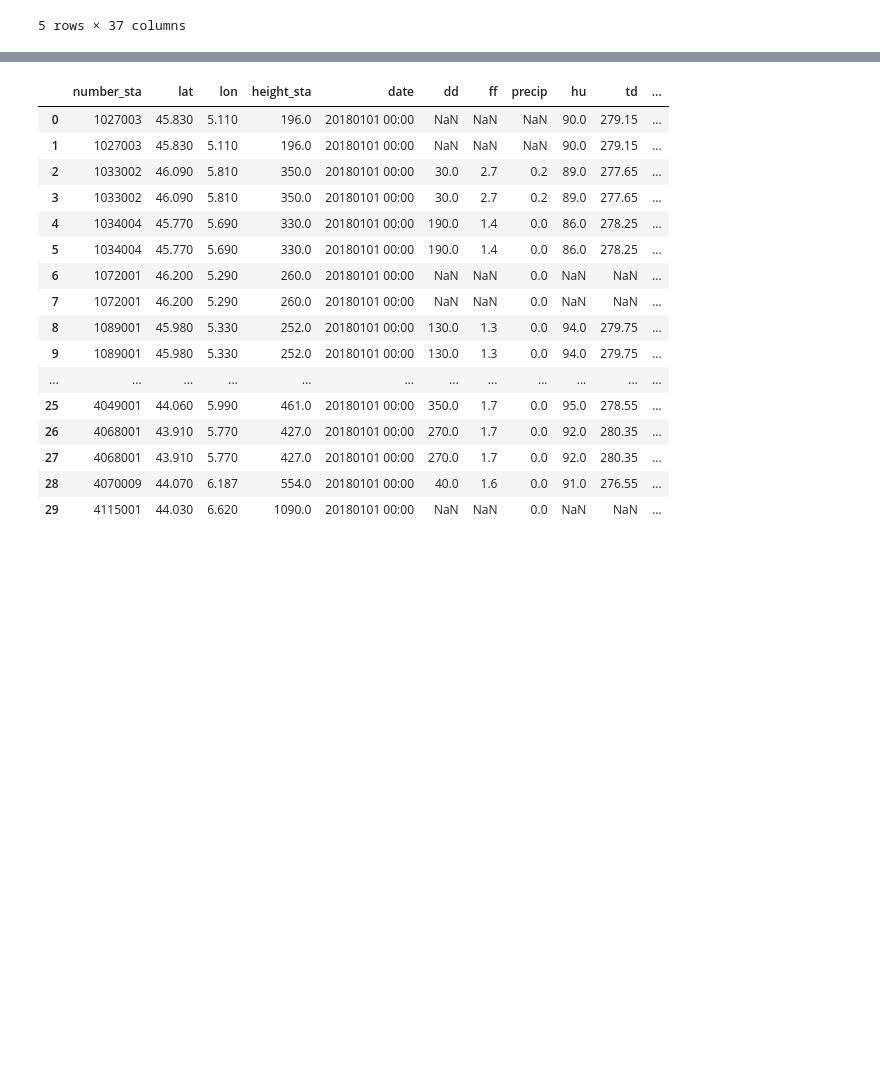
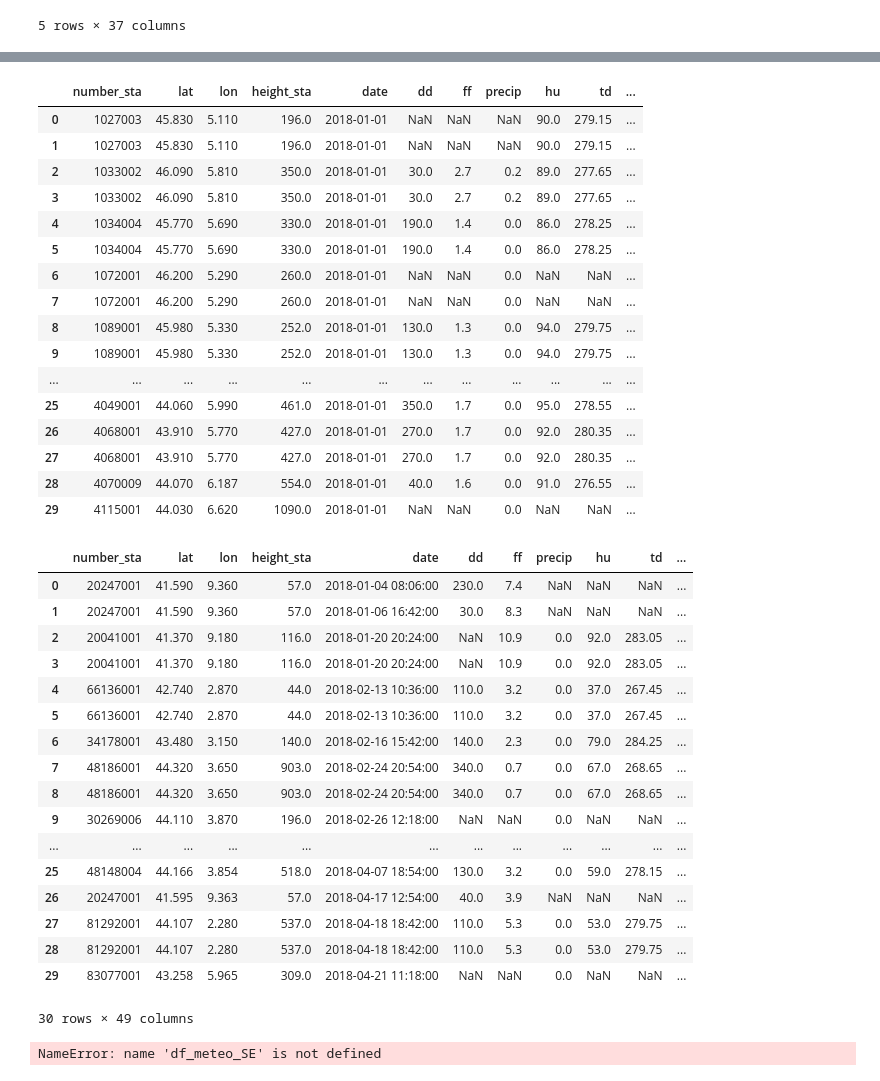
Before and after one commit to felixdechamps/ensae-prog2A, a Jupyter notebook: notebookincendies.ipynb, the cells around one changed output, grey strips where cells are left out. Cells and saved outputs as stored; diff of their text form; code cells hidden in the pictures; blank space fills up the shorter version.

Commit message:
"modif association station-commune (non finalisée)"

```diff
--- a/notebookincendies.ipynb
+++ b/notebookincendies.ipynb
@@ -75,6 +75,6 @@ See the caveats in the documentation: https://pandas.pydata.org/pandas-docs/stab
 # %%
-df_stations_SE = df_stations_SE.rename(columns = {'commune' :'code_commune_INSEE' })
-df_incendies = df_incendies.rename(columns = {'Code INSEE' : 'code_commune_INSEE' })
+#df_stations_SE = df_stations_SE.rename(columns = {'commune' :'code_commune_INSEE' })
+#df_incendies = df_incendies.rename(columns = {'Code INSEE' : 'code_commune_INSEE' })
 # %% [output]
 |  | number_sta | lat | lon | code_commune_INSEE | distance station-commune (km) |
 | 0 | 1027003 | 45.83 | 5.11 | 1027 | 0.211264 |
@@ -89,3 +89,22 @@ df_incendies = df_incendies.rename(columns = {'Code INSEE' : 'code_commune_INSEE
 | 3 | 2016 | 7 | 43 | 43170 | Saint-Beauzire | 2016-03-14 18:23:00 | ... |
 | 4 | 2016 | 8 | 12 | 12219 | Sainte-Eulalie-d'Olt | 2016-03-14 15:10:00 | ... |
 5 rows × 37 columns
+# %%
+df_incendies_18 = pd.read_csv(r"C:\Users\felix\Desktop\ensae-prog2A\data\Incendies_18.csv", sep = ";")
+df_incendies_18 = df_incendies_18.rename(columns = {'Code INSEE' : 'code_commune_INSEE' })
+# %%
+# mettre les dates dans le même format
+df_meteo_SE['date'] = pd.to_datetime(df_meteo_SE['date'])
+df_incendies_18['date'] = pd.to_datetime(df_incendies_18['Date de première alerte'])
+# %%
+from datetime import datetime
+liste_minutes = [6*k for k in range(10)]
+def date_approchee(df):
+    #(df['date'])
+    for el in liste_minutes :
+        if df['date'].minute >= el and df['date'].minute-el < 6 :
+            new_date = df['date'].replace(minute = el)
+            return new_date
+df_incendies_18['date'] = df_incendies_18.apply(date_approchee, axis = 1)
+
+display(df_incendies_18.head())
@@ -92,22 +119,47 @@ df_incendies = df_incendies.rename(columns = {'Code INSEE' : 'code_commune_INSEE
 # %%
 # ajout du code commune INSEE dans la base de la météo :
 df_meteo_SE_new = pd.merge(df_meteo_SE, df_stations_SE[['number_sta','code_commune_INSEE']], on = 'number_sta', how = 'left')
-df_meteo_SE_new.head(30)
+display(df_meteo_SE_new.head(30))
+
+df = pd.merge(df_meteo_SE_new, df_incendies_18, on = ['code_commune_INSEE', 'date'], how = 'inner')
+display(df.head(30))
 # %% [output]
 |  | number_sta | lat | lon | height_sta | date | dd | ff | precip | hu | td | ... |
-| 0 | 1027003 | 45.830 | 5.110 | 196.0 | 20180101 00:00 | NaN | NaN | NaN | 90.0 | 279.15 | ... |
-| 1 | 1027003 | 45.830 | 5.110 | 196.0 | 20180101 00:00 | NaN | NaN | NaN | 90.0 | 279.15 | ... |
-| 2 | 1033002 | 46.090 | 5.810 | 350.0 | 20180101 00:00 | 30.0 | 2.7 | 0.2 | 89.0 | 277.65 | ... |
-| 3 | 1033002 | 46.090 | 5.810 | 350.0 | 20180101 00:00 | 30.0 | 2.7 | 0.2 | 89.0 | 277.65 | ... |
-| 4 | 1034004 | 45.770 | 5.690 | 330.0 | 20180101 00:00 | 190.0 | 1.4 | 0.0 | 86.0 | 278.25 | ... |
-| 5 | 1034004 | 45.770 | 5.690 | 330.0 | 20180101 00:00 | 190.0 | 1.4 | 0.0 | 86.0 | 278.25 | ... |
-| 6 | 1072001 | 46.200 | 5.290 | 260.0 | 20180101 00:00 | NaN | NaN | 0.0 | NaN | NaN | ... |
-| 7 | 1072001 | 46.200 | 5.290 | 260.0 | 20180101 00:00 | NaN | NaN | 0.0 | NaN | NaN | ... |
-| 8 | 1089001 | 45.980 | 5.330 | 252.0 | 20180101 00:00 | 130.0 | 1.3 | 0.0 | 94.0 | 279.75 | ... |
-| 9 | 1089001 | 45.980 | 5.330 | 252.0 | 20180101 00:00 | 130.0 | 1.3 | 0.0 | 94.0 | 279.75 | ... |
+| 0 | 1027003 | 45.830 | 5.110 | 196.0 | 2018-01-01 | NaN | NaN | NaN | 90.0 | 279.15 | ... |
+| 1 | 1027003 | 45.830 | 5.110 | 196.0 | 2018-01-01 | NaN | NaN | NaN | 90.0 | 279.15 | ... |
+| 2 | 1033002 | 46.090 | 5.810 | 350.0 | 2018-01-01 | 30.0 | 2.7 | 0.2 | 89.0 | 277.65 | ... |
+| 3 | 1033002 | 46.090 | 5.810 | 350.0 | 2018-01-01 | 30.0 | 2.7 | 0.2 | 89.0 | 277.65 | ... |
+| 4 | 1034004 | 45.770 | 5.690 | 330.0 | 2018-01-01 | 190.0 | 1.4 | 0.0 | 86.0 | 278.25 | ... |
+| 5 | 1034004 | 45.770 | 5.690 | 330.0 | 2018-01-01 | 190.0 | 1.4 | 0.0 | 86.0 | 278.25 | ... |
+| 6 | 1072001 | 46.200 | 5.290 | 260.0 | 2018-01-01 | NaN | NaN | 0.0 | NaN | NaN | ... |
+| 7 | 1072001 | 46.200 | 5.290 | 260.0 | 2018-01-01 | NaN | NaN | 0.0 | NaN | NaN | ... |
+| 8 | 1089001 | 45.980 | 5.330 | 252.0 | 2018-01-01 | 130.0 | 1.3 | 0.0 | 94.0 | 279.75 | ... |
+| 9 | 1089001 | 45.980 | 5.330 | 252.0 | 2018-01-01 | 130.0 | 1.3 | 0.0 | 94.0 | 279.75 | ... |
 | ... | ... | ... | ... | ... | ... | ... | ... | ... | ... | ... | ... |
-| 25 | 4049001 | 44.060 | 5.990 | 461.0 | 20180101 00:00 | 350.0 | 1.7 | 0.0 | 95.0 | 278.55 | ... |
-| 26 | 4068001 | 43.910 | 5.770 | 427.0 | 20180101 00:00 | 270.0 | 1.7 | 0.0 | 92.0 | 280.35 | ... |
-| 27 | 4068001 | 43.910 | 5.770 | 427.0 | 20180101 00:00 | 270.0 | 1.7 | 0.0 | 92.0 | 280.35 | ... |
-| 28 | 4070009 | 44.070 | 6.187 | 554.0 | 20180101 00:00 | 40.0 | 1.6 | 0.0 | 91.0 | 276.55 | ... |
-| 29 | 4115001 | 44.030 | 6.620 | 1090.0 | 20180101 00:00 | NaN | NaN | 0.0 | NaN | NaN | ... |
+| 25 | 4049001 | 44.060 | 5.990 | 461.0 | 2018-01-01 | 350.0 | 1.7 | 0.0 | 95.0 | 278.55 | ... |
+| 26 | 4068001 | 43.910 | 5.770 | 427.0 | 2018-01-01 | 270.0 | 1.7 | 0.0 | 92.0 | 280.35 | ... |
+| 27 | 4068001 | 43.910 | 5.770 | 427.0 | 2018-01-01 | 270.0 | 1.7 | 0.0 | 92.0 | 280.35 | ... |
+| 28 | 4070009 | 44.070 | 6.187 | 554.0 | 2018-01-01 | 40.0 | 1.6 | 0.0 | 91.0 | 276.55 | ... |
+| 29 | 4115001 | 44.030 | 6.620 | 1090.0 | 2018-01-01 | NaN | NaN | 0.0 | NaN | NaN | ... |
+|  | number_sta | lat | lon | height_sta | date | dd | ff | precip | hu | td | ... |
+| 0 | 20247001 | 41.590 | 9.360 | 57.0 | 2018-01-04 08:06:00 | 230.0 | 7.4 | NaN | NaN | NaN | ... |
+| 1 | 20247001 | 41.590 | 9.360 | 57.0 | 2018-01-06 16:42:00 | 30.0 | 8.3 | NaN | NaN | NaN | ... |
+| 2 | 20041001 | 41.370 | 9.180 | 116.0 | 2018-01-20 20:24:00 | NaN | 10.9 | 0.0 | 92.0 | 283.05 | ... |
+| 3 | 20041001 | 41.370 | 9.180 | 116.0 | 2018-01-20 20:24:00 | NaN | 10.9 | 0.0 | 92.0 | 283.05 | ... |
+| 4 | 66136001 | 42.740 | 2.870 | 44.0 | 2018-02-13 10:36:00 | 110.0 | 3.2 | 0.0 | 37.0 | 267.45 | ... |
+| 5 | 66136001 | 42.740 | 2.870 | 44.0 | 2018-02-13 10:36:00 | 110.0 | 3.2 | 0.0 | 37.0 | 267.45 | ... |
+| 6 | 34178001 | 43.480 | 3.150 | 140.0 | 2018-02-16 15:42:00 | 140.0 | 2.3 | 0.0 | 79.0 | 284.25 | ... |
+| 7 | 48186001 | 44.320 | 3.650 | 903.0 | 2018-02-24 20:54:00 | 340.0 | 0.7 | 0.0 | 67.0 | 268.65 | ... |
+| 8 | 48186001 | 44.320 | 3.650 | 903.0 | 2018-02-24 20:54:00 | 340.0 | 0.7 | 0.0 | 67.0 | 268.65 | ... |
+| 9 | 30269006 | 44.110 | 3.870 | 196.0 | 2018-02-26 12:18:00 | NaN | NaN | 0.0 | NaN | NaN | ... |
+| ... | ... | ... | ... | ... | ... | ... | ... | ... | ... | ... | ... |
+| 25 | 48148004 | 44.166 | 3.854 | 518.0 | 2018-04-07 18:54:00 | 130.0 | 3.2 | 0.0 | 59.0 | 278.15 | ... |
+| 26 | 20247001 | 41.595 | 9.363 | 57.0 | 2018-04-17 12:54:00 | 40.0 | 3.9 | NaN | NaN | NaN | ... |
+| 27 | 81292001 | 44.107 | 2.280 | 537.0 | 2018-04-18 18:42:00 | 110.0 | 5.3 | 0.0 | 53.0 | 279.75 | ... |
+| 28 | 81292001 | 44.107 | 2.280 | 537.0 | 2018-04-18 18:42:00 | 110.0 | 5.3 | 0.0 | 53.0 | 279.75 | ... |
+| 29 | 83077001 | 43.258 | 5.965 | 309.0 | 2018-04-21 11:18:00 | NaN | NaN | 0.0 | NaN | NaN | ... |
+30 rows × 49 columns
+# %%
+len(df_meteo_SE)
+# %% [output]
+NameError: name 'df_meteo_SE' is not defined
```
Also changed, not shown: parts of 3 cells of this notebook, 1 other file.
